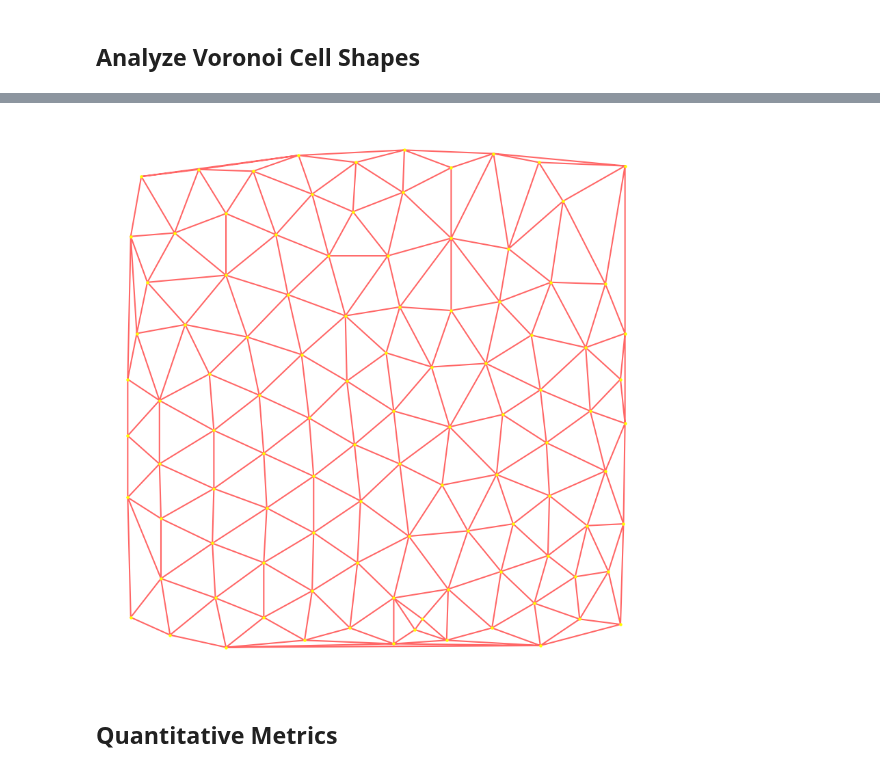
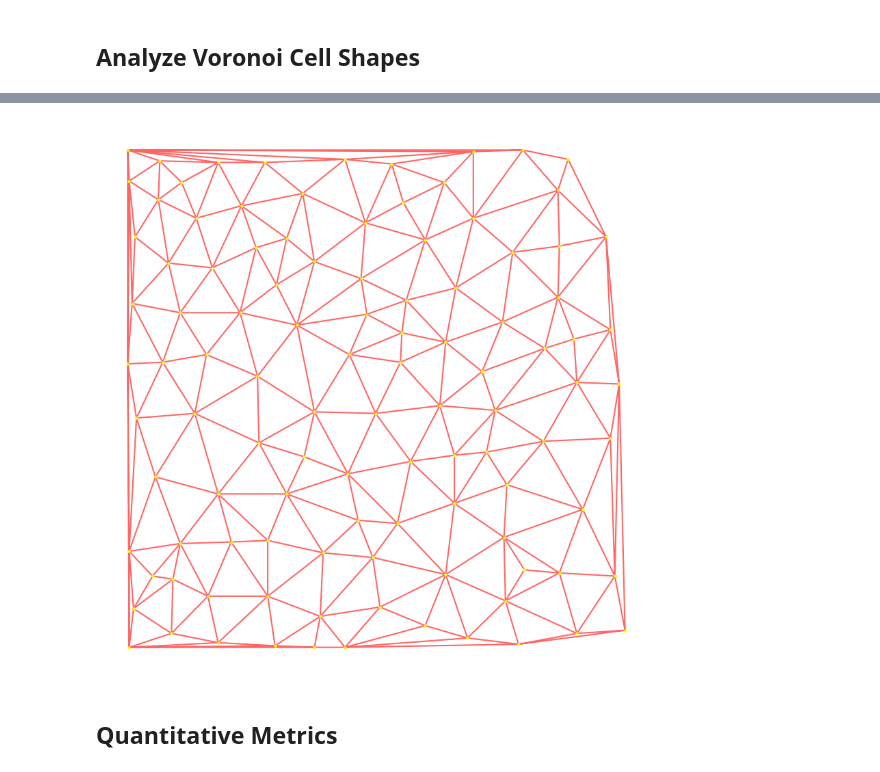
Before and after one commit to lemontang3/Python_Physics, a Jupyter notebook: Voronoi_Analysis.ipynb, the cells around one changed output, grey strips where cells are left out. Saved outputs shown, nothing was run; the diff lists cells and outputs as text; code cells hidden in the pictures.

```diff
--- a/Voronoi_Analysis.ipynb
+++ b/Voronoi_Analysis.ipynb
@@ -341,37 +463,32 @@ plt.show()
-# %%
-import cv2
-import numpy as np
-from scipy.spatial import Delaunay
-import matplotlib.pyplot as plt
-
-centroids =  np.array([[28, 7], [65, 0], [90, 17], [117, 4], [147, 11], [176, 2], [211, 4], [241, 11], [273, 1], [326, 13], [299, 16], [2, 17], [190, 10], [195, 16], [269, 25], [58, 28], [176, 28], [122, 32], [212, 33], [22, 39], [318, 43], [247, 43], [90, 48], [152, 48], [296, 40], [278, 52], [56, 59], [186, 63], [123, 65], [225, 66], [304, 69], [328, 70], [22, 73], [255, 70], [92, 79], [154, 83], [279, 86], [57, 90], [0, 85], [208, 92], [123, 97], [244, 98], [316, 100], [21, 104], [180, 104], [90, 110], [150, 115], [277, 116], [57, 123], [213, 125], [0, 120], [120, 130], [329, 127], [176, 134], [306, 134], [248, 132], [21, 140], [87, 143], [273, 146], [145, 151], [54, 155], [0, 152], [201, 159], [237, 161], [326, 152], [115, 166], [303, 170], [171, 167], [79, 176], [267, 177], [6, 178], [38, 183], [329, 178], [144, 188], [214, 191], [180, 193], [246, 196], [106, 200], [316, 206], [280, 207], [13, 207], [65, 211], [133, 222], [172, 222], [214, 232], [252, 226], [98, 234], [31, 235], [2, 233], [288, 253], [65, 246], [149, 247], [182, 258], [122, 257], [9, 267], [47, 271], [83, 270], [214, 272], [151, 275], [272, 275], [329, 273], [113, 279], [242, 280], [183, 282]]
-
-
-
-
-
-
-
-
-
-
-)
-
-
-tri = Delaunay(centroids)
-
-# Plotting the Image with Delaunay Triangulation
-fig, ax = plt.subplots(figsize=(8, 8))
-ax.triplot(centroids[:, 0], centroids[:, 1], tri.simplices, color='red', alpha=0.6)
-ax.set_axis_off()
-
-plt.scatter(centroids[:, 0], centroids[:, 1], c='yellow', s=5)
-plt.subplots_adjust(left=0, right=1, top=1, bottom=0)
-plt.tight_layout(pad=0)
-
-plt.show()
-# %% [output]
-[figure, removed]
+# %%
+import cv2
+import numpy as np
+from scipy.spatial import Delaunay
+import matplotlib.pyplot as plt
+
+centroids =  np.array([[3, 1], [32, 10], [64, 4], [103, 2], [130, 1], [151, 1], [235, 7], [270, 3], [310, 10], [343, 12], [175, 27], [206, 15], [134, 21], [6, 26], [98, 34], [261, 31], [57, 34], [220, 48], [336, 47], [298, 49], [19, 47], [136, 62], [33, 45], [3, 63], [274, 51], [38, 68], [170, 59], [260, 72], [73, 69], [98, 70], [187, 81], [314, 90], [160, 83], [226, 94], [64, 100], [111, 100], [21, 111], [153, 113], [262, 106], [196, 121], [287, 134], [333, 136], [92, 133], [226, 125], [248, 127], [123, 124], [48, 152], [8, 149], [130, 153], [172, 152], [216, 157], [254, 154], [310, 172], [91, 176], [339, 171], [2, 184], [245, 179], [154, 190], [189, 185], [26, 185], [56, 190], [220, 198], [288, 194], [333, 206], [259, 211], [118, 209], [308, 200], [38, 217], [79, 217], [190, 204], [5, 223], [166, 216], [193, 225], [297, 227], [227, 233], [104, 235], [162, 239], [60, 246], [130, 250], [30, 249], [266, 256], [330, 266], [7, 266], [90, 259], [206, 264], [298, 260], [165, 275], [111, 265], [49, 278], [239, 278], [122, 294], [80, 286], [297, 296], [23, 290], [191, 288], [219, 301], [3, 302], [183, 313], [39, 301], [64, 314], [24, 315], [304, 316], [151, 316], [96, 314], [239, 321], [2, 322], [273, 322]]
+
+
+
+
+
+)
+
+
+tri = Delaunay(centroids)
+
+# Plotting the Image with Delaunay Triangulation
+fig, ax = plt.subplots(figsize=(8, 8))
+ax.triplot(centroids[:, 0], centroids[:, 1], tri.simplices, color='red', alpha=0.6)
+ax.set_axis_off()
+
+plt.scatter(centroids[:, 0], centroids[:, 1], c='yellow', s=5)
+plt.subplots_adjust(left=0, right=1, top=1, bottom=0)
+plt.tight_layout(pad=0)
+
+plt.show()
+# %% [output]
+[figure, added]
 # %% [markdown]
 ## Quantitative Metrics
 # %%
```
Also changed, not shown: parts of 8 cells of this notebook, 14 other files.
